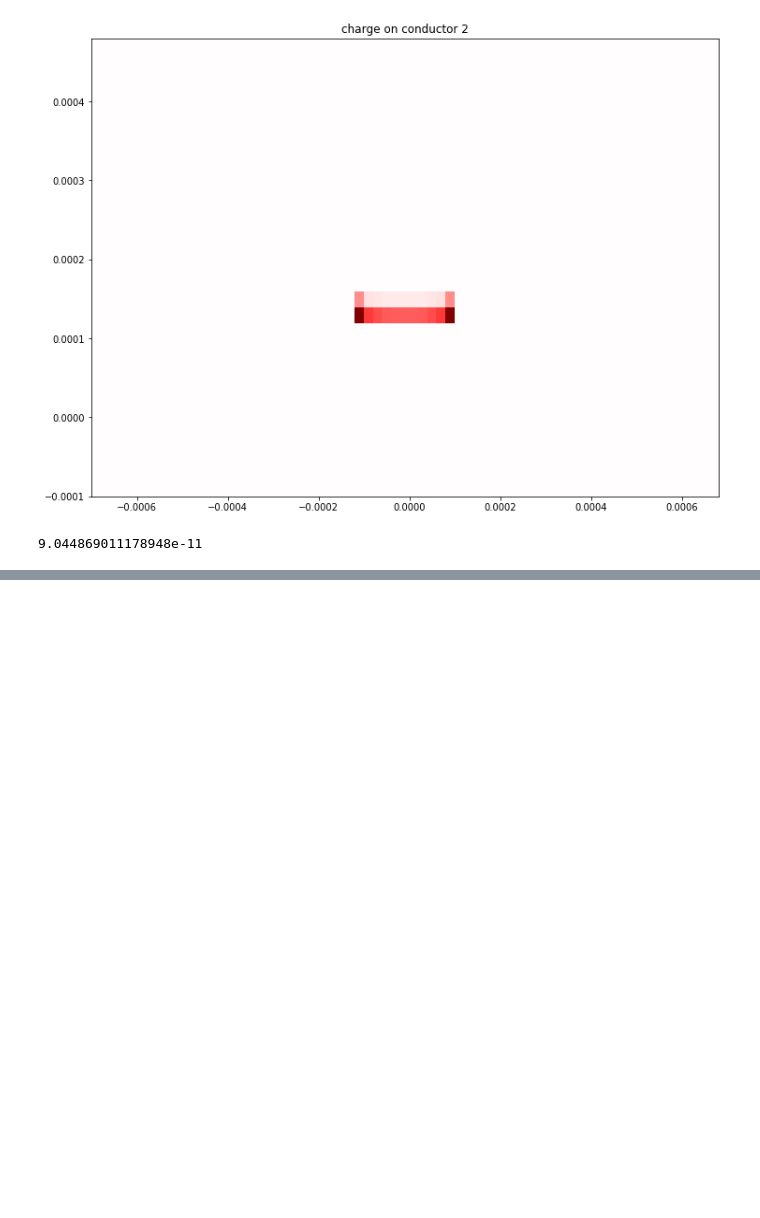
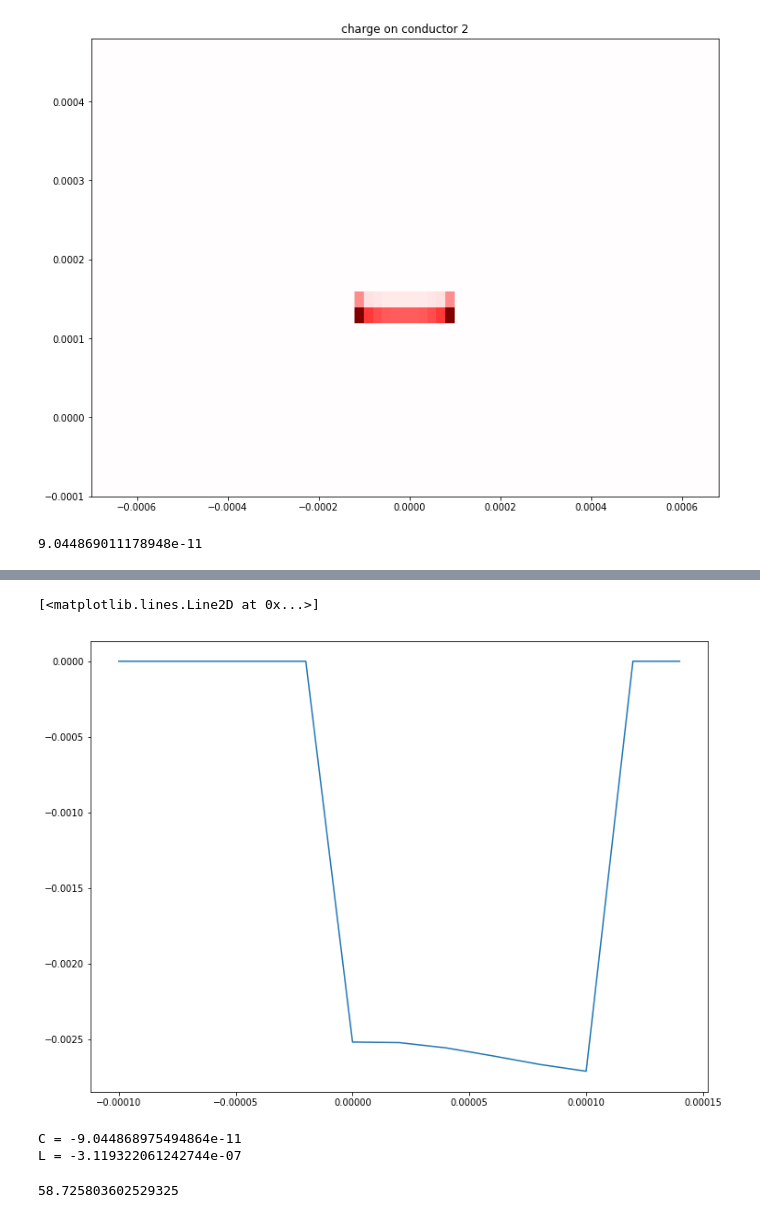
Before and after one commit to acidbourbon/lab_bench, a Jupyter notebook: workdir/jupyter/misc_mw/field_solver/laplace2D_B_field_devel.ipynb, the cells around one changed output, grey strips where cells are left out. Saved outputs shown, nothing was run; the diff lists cells and outputs as text; code cells hidden in the pictures; blank space fills up the shorter version.

```diff
--- a/workdir/jupyter/misc_mw/field_solver/laplace2D_B_field_devel.ipynb
+++ b/workdir/jupyter/misc_mw/field_solver/laplace2D_B_field_devel.ipynb
@@ -256,13 +139,0 @@ rho2 = rho.matrix * c2_mask.matrix
-# %%
-def B_from_J(J,conductor_mask=None):
-    B_kernel = J.grid.B_kernel()
-    B = field(J.grid,nd=2)
-
-    if(conductor_mask is None):
-        B.matrix[:,:,0] = Bconv(J.matrix,B_kernel[:,:,0])
-        B.matrix[:,:,1] = Bconv(J.matrix,B_kernel[:,:,1])
-    else:
-        mask = 1-conductor_mask.matrix
-        B.matrix[:,:,0] = Bconv(J.matrix,B_kernel[:,:,0])*mask
-        B.matrix[:,:,1] = Bconv(J.matrix,B_kernel[:,:,1])*mask
-    return B
@@ -309,0 +187,23 @@ plt.show()
+# %%
+plt.plot(my_grid.y_edges[0:13],Bfft.matrix[0:13,middle_j,0])
+# %% [output]
+[<matplotlib.lines.Line2D at 0x...>]
+[figure, added]
+# %%
+phi = np.sum(Bfft.matrix[0:13,middle_j,0]) * my_grid.y_step
+I = 1
+V = 1
+L = phi/I
+
+C = Q1/V
+
+print("C = {}".format(C))
+print("L = {}".format(L))
+# %% [output]
+C = -9.044868975494864e-11
+L = -3.119322061242744e-07
+# %%
+Z = np.sqrt(L/C)
+Z
+# %% [output]
+58.725803602529325
```
Also changed, not shown: parts of 18 cells of this notebook, 2 other files.
